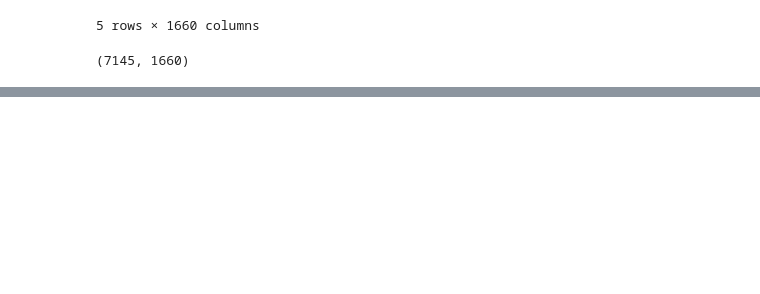
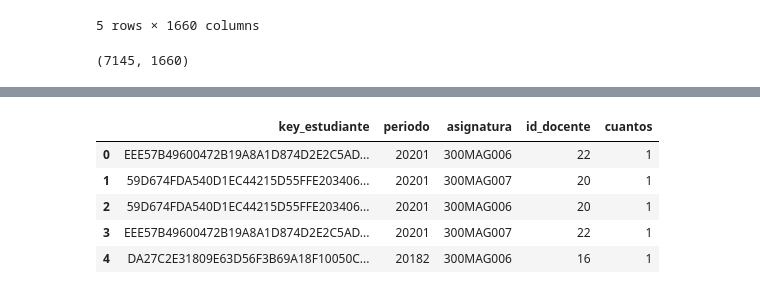
Before and after one commit to jaimereinoso2/pg2, a Jupyter notebook: prepararDATOS.ipynb, the cells around one changed output, grey strips where cells are left out. Saved outputs shown, nothing was run; the diff lists cells and outputs as text; code cells hidden in the pictures; blank space fills up the shorter version.

```diff
--- a/prepararDATOS.ipynb
+++ b/prepararDATOS.ipynb
@@ -644,0 +759,28 @@ print(DATOS.shape)
+# %%
+DATOS = pd.read_pickle('checkPoints/DATOS10.pkl')
+
+query = """
+    SELECT ma.key_estudiante, ma.periodo, ma.asignatura,  d.id_docente, count(*) cuantos
+    FROM f_matriculasAsignaturas ma
+    INNER JOIN f_periodos p
+    ON p.periodo = ma.periodo
+    INNER JOIN f_matriculasAsignaturas ma2
+    ON ma2.key_estudiante = ma.key_estudiante
+    INNER JOIN  f_periodos p2
+    ON p2.periodo = ma2.periodo
+    INNER JOIN f_docentes d
+    ON d.key_docente = ma2.key_docente
+    WHERE ma.analizar = 1						-- tomamos en cuenta solo las asignaturas de interés
+    AND p2.tipo ='CV'							-- los periodos anteriores solo se toman en cuenta los tipo CV
+    AND p2.orden < p.orden						-- solo tomamos en cuenta periodos anteriores al periodo de la asig
+    GROUP BY ma.key_estudiante, ma.periodo, ma.asignatura, d.id_docente;
+    """
+temp = pd.read_sql(query, con=motor)
+temp.head()
+# %% [output]
+|  | key_estudiante | periodo | asignatura | id_docente | cuantos |
+| 0 | EEE57B49600472B19A8A1D874D2E2C5AD... | 20201 | 300MAG006 | 22 | 1 |
+| 1 | 59D674FDA540D1EC44215D55FFE203406... | 20201 | 300MAG007 | 20 | 1 |
+| 2 | 59D674FDA540D1EC44215D55FFE203406... | 20201 | 300MAG006 | 20 | 1 |
+| 3 | EEE57B49600472B19A8A1D874D2E2C5AD... | 20201 | 300MAG007 | 22 | 1 |
+| 4 | DA27C2E31809E63D56F3B69A18F10050C... | 20182 | 300MAG006 | 16 | 1 |
```
Also changed, not shown: parts of 12 cells of this notebook, 1 other file.
